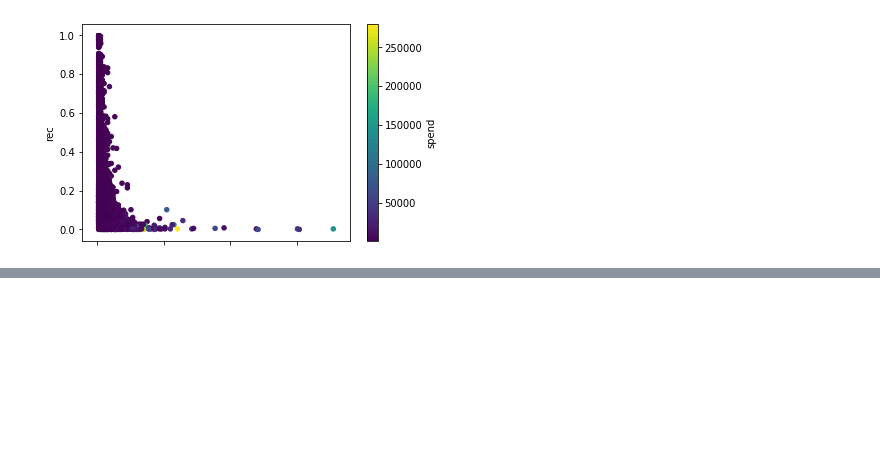
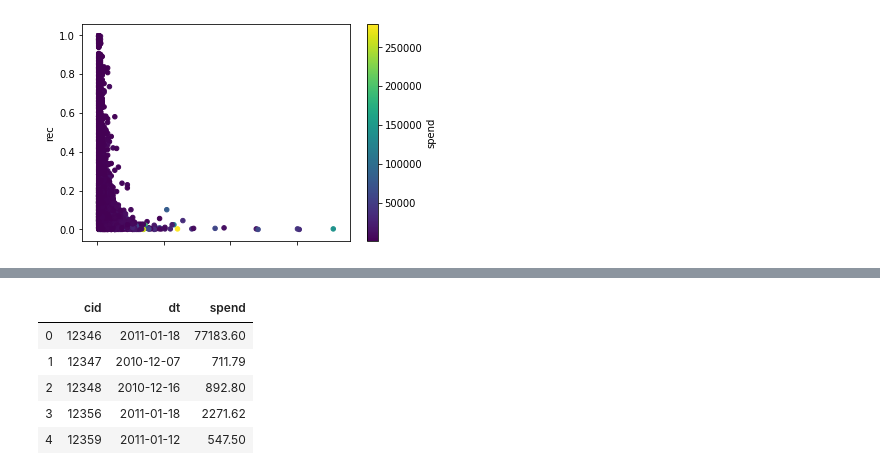
Before and after one commit to gentimouton/dives, a Jupyter notebook: exercises/q107_pandas_rfm_analysis.ipynb, the cells around one changed output, grey strips where cells are left out. Saved outputs shown, nothing was run; the diff lists cells and outputs as text; code cells hidden in the pictures; blank space fills up the shorter version.

```diff
--- a/exercises/q107_pandas_rfm_analysis.ipynb
+++ b/exercises/q107_pandas_rfm_analysis.ipynb
@@ -124,0 +144,23 @@ rfm_users_df.plot.scatter(x='freq',y='rec',c='spend',colormap='viridis')
+# %%
+# same approach as question 107
+# clean up and build main dataset
+raw_df['dt'] = raw_df['InvoiceDate'].dt.date
+raw_df['spend'] = raw_df['Quantity'] * raw_df['UnitPrice']
+daily_user_spend_df = (
+    raw_df
+    .dropna()
+    .query('spend>0')
+    .groupby(['CustomerID','dt'])
+    .agg({'spend':'sum'})
+    .reset_index()
+    .rename({'CustomerID':'cid'},axis='columns')
+)
+daily_user_spend_df['cid'] = daily_user_spend_df['cid'].astype('int64')
+daily_user_spend_df.head()
+# %% [output]
+|  | cid | dt | spend |
+| 0 | 12346 | 2011-01-18 | 77183.60 |
+| 1 | 12347 | 2010-12-07 | 711.79 |
+| 2 | 12348 | 2010-12-16 | 892.80 |
+| 3 | 12356 | 2011-01-18 | 2271.62 |
+| 4 | 12359 | 2011-01-12 | 547.50 |
```
Also changed, not shown: parts of 5 cells of this notebook, 1 other file.
